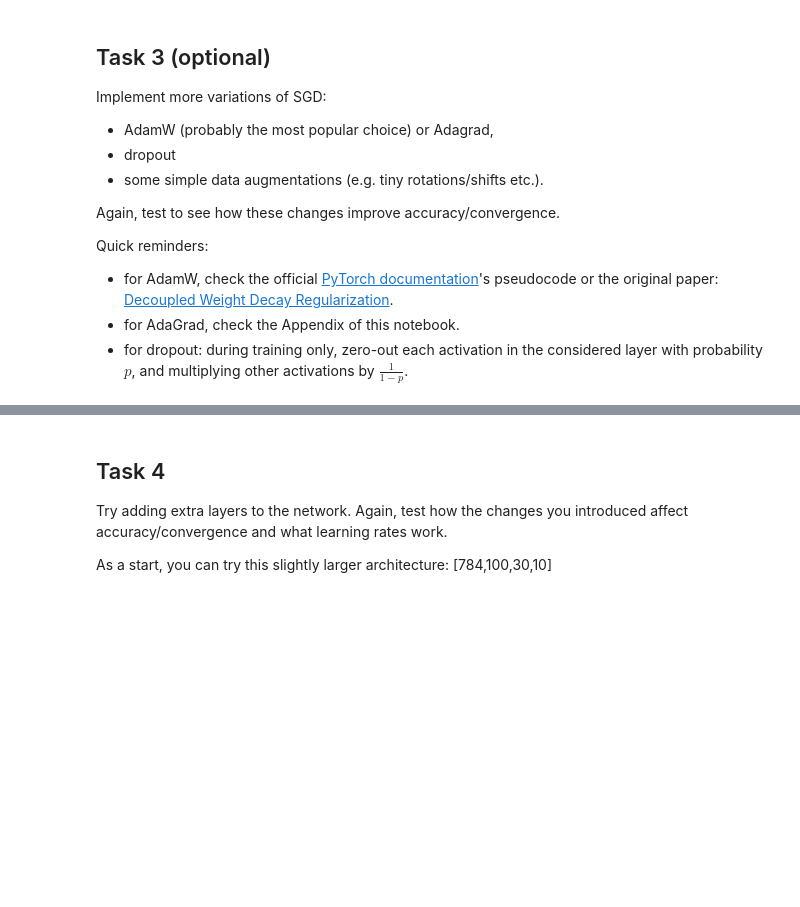
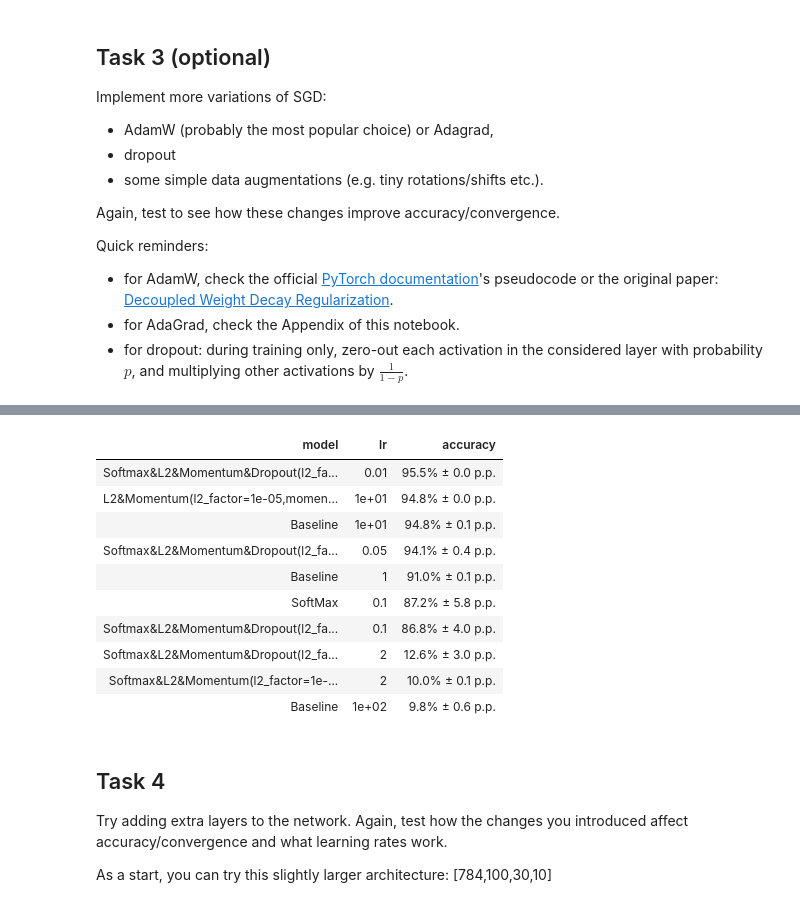
Before and after one commit to quantumFeline/DNN-all, a Jupyter notebook: DNN-Lab-3-mnist-again-student.ipynb, the cells around one changed output, grey strips where cells are left out. Cells and saved outputs as stored; diff of their text form; code cells hidden in the pictures; blank space fills up the shorter version.

```diff
--- a/DNN-Lab-3-mnist-again-student.ipynb
+++ b/DNN-Lab-3-mnist-again-student.ipynb
@@ -561,0 +583,82 @@ Quick reminders:
+# %%
+class Task3(Task1And2):
+    def __init__(self, sizes: Sequence[int],  l2_factor: float = 1e-5, momentum: float = 0.2, dropout: float = 0.0):
+        super().__init__(sizes=sizes, l2_factor=l2_factor, momentum=momentum)
+        self.dropout = dropout
+        self.dropout_masks = [] # To store masks for backprop
+
+    # Removed the incorrect feedforward override. The feedforward from Task1And2 (which is Task1's) will be used for inference.
+
+    def backprop(
+        self, x: FloatNDArray, y: FloatNDArray
+    ) -> tuple[list[FloatNDArray], list[FloatNDArray]]:
+        B, N0 = x.shape
+        assert N0 == self.sizes[0]
+
+        self.dropout_masks = [] # Clear masks for each mini-batch
+
+        # Forward pass with dropout
+        activations = [x] # list to store all the activations, layer by layer
+        zs = [] # list to store all the z vectors, layer by layer
+        activation = x
+        for i, (b, w) in enumerate(zip(self.biases, self.weights)):
+            z = np.dot(activation, w.T) + b
+            zs.append(z)
+            if i < self.num_layers - 1: # Apply dropout to hidden layers (all except the last one)
+                activation = sigmoid(z)
+                if self.dropout > 0:
+                    mask = np.random.binomial(1, 1 - self.dropout, size=activation.shape)
+                    activation = activation * mask / (1 - self.dropout) # Inverted dropout scaling
+                    self.dropout_masks.append(mask)
+                else:
+                    # Append dummy mask if no dropout to keep list length consistent for backprop
+                    self.dropout_masks.append(np.ones_like(activation))
+            else: # Output layer
+                activation = stable_softmax(z)
+            activations.append(activation)
+
+        # Backward pass (using the combined gradient for softmax and cross-entropy)
+        delta = activations[-1] - y
+
+        grads_b = [np.sum(delta, axis=0)]
+        grads_w = [np.dot(delta.T, activations[-2])]
+
+        # Loop from the second to last layer back to the first hidden layer
+        for l in range(2, self.num_layers + 1):
+            z = zs[-l]
+            sp = sigmoid_prime(z)
+
+            # Propagate delta backward, through the weights of the *next* layer
+            delta = np.dot(delta, self.weights[-l+1]) * sp
+
+            # Apply dropout mask to delta for hidden layers if dropout was active
+            # The dropout_masks are indexed from 0 for activations[1] (first hidden layer)
+            # and self.num_layers - 2 for activations[self.num_layers - 1] (last hidden layer)
+            # The index for activations[-l] is (self.num_layers - l)
+            if self.dropout > 0 and (self.num_layers - l) >= 0 and (self.num_layers - l) < len(self.dropout_masks):
+                delta = delta * self.dropout_masks[self.num_layers - l] / (1 - self.dropout) # Re-apply inverted dropout scaling
+
+            grads_b.append(np.sum(delta, axis=0))
+            grads_w.append(np.dot(delta.T, activations[-l-1]))
+
+        grads_w.reverse()
+        grads_b.reverse()
+
+        for grad_b, b in zip(grads_b, self.biases, strict=True):
+            assert grad_b.shape == b.shape, f"Shape mismatch: {grad_b.shape=} but {b.shape=}"
+        for grad_w, w in zip(grads_w, self.weights, strict=True):
+            assert grad_w.shape == w.shape, f"Shape mismatch: {grad_w.shape=} but {w.shape=}"
+
+        return grads_w, grads_b
+
+model_results.evaluate_model(
+    model_name=f"Softmax&L2&Momentum&Dropout",
+    model_constructor=Task3,
+    learning_rates=[0.1, 0.05, 0.01], # Test lower learning rates
+    n_trainings=3,
+    l2_factor=1e-6,
+    momentum=0.1,
+    dropout=0.2
+)
+model_results.display_results()
+# %% [output]
@@ -562,3 +668,14 @@ Quick reminders:
+| model | lr | accuracy |
+| Softmax&L2&Momentum&Dropout(l2_fa... | 0.01 | 95.5% ± 0.0 p.p. |
+| L2&Momentum(l2_factor=1e-05,momen... | 1e+01 | 94.8% ± 0.0 p.p. |
+| Baseline | 1e+01 | 94.8% ± 0.1 p.p. |
+| Softmax&L2&Momentum&Dropout(l2_fa... | 0.05 | 94.1% ± 0.4 p.p. |
+| Baseline | 1 | 91.0% ± 0.1 p.p. |
+| SoftMax | 0.1 | 87.2% ± 5.8 p.p. |
+| Softmax&L2&Momentum&Dropout(l2_fa... | 0.1 | 86.8% ± 4.0 p.p. |
+| Softmax&L2&Momentum&Dropout(l2_fa... | 2 | 12.6% ± 3.0 p.p. |
+| Softmax&L2&Momentum(l2_factor=1e-... | 2 | 10.0% ± 0.1 p.p. |
+| Baseline | 1e+02 | 9.8% ± 0.6 p.p. |
 # %% [markdown]
 ## Task 4
 Try adding extra layers to the network. Again, test how the changes you introduced affect accuracy/convergence and what learning rates work.
```
Also changed, not shown: parts of 10 cells of this notebook, 1 other file.
